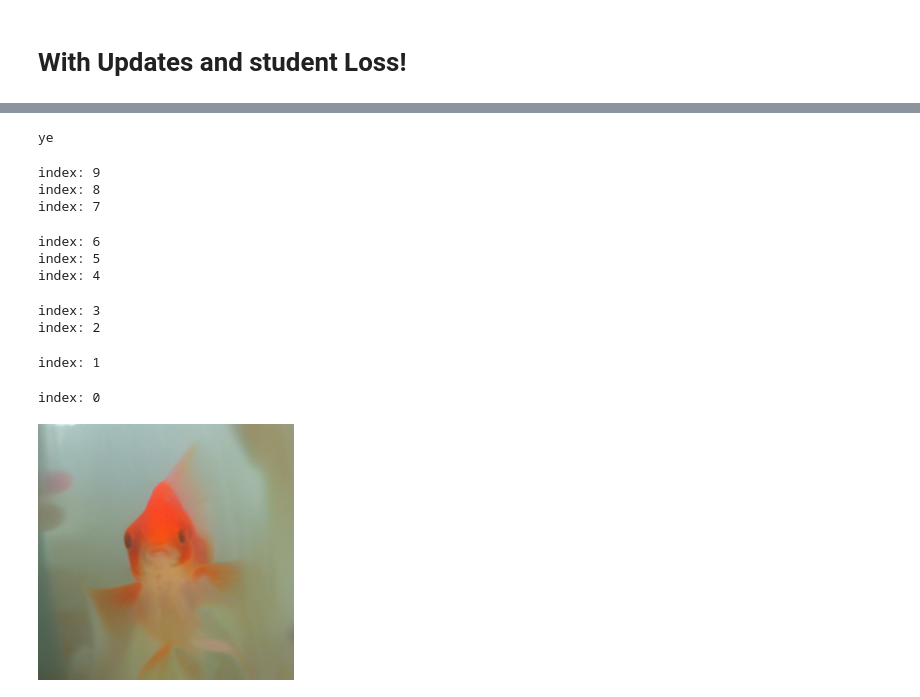
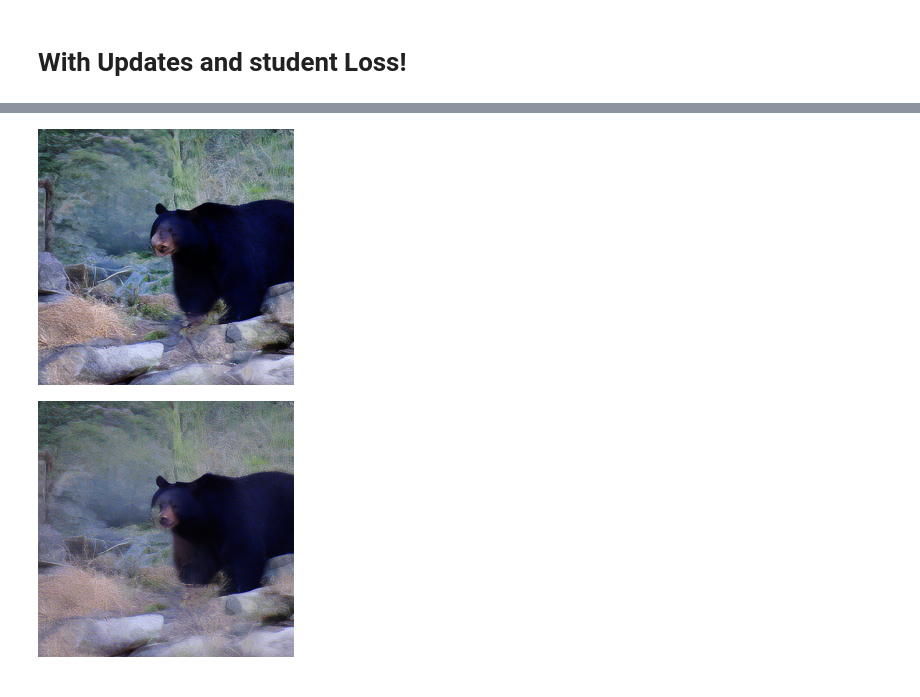
Before and after one commit to Pmobilee/DSD, a Jupyter notebook: cin_256/Cin_256_custom.ipynb, the cells around one changed output, grey strips where cells are left out. Drawn from its saved outputs; the diff is of its cells as text; code cells hidden in the pictures.

Commit message:
Added student sampling

```diff
--- a/cin_256/Cin_256_custom.ipynb
+++ b/cin_256/Cin_256_custom.ipynb
@@ -190,61 +164,83 @@ making attention of type 'vanilla' with 512 in_channels
 # %%
 NUM_CLASSES = 1000
 inst_per_distil = 1
-ddim_steps = 10
-TEACHER_STEPS = 10
+ddim_steps_teacher = 20
+ddim_steps_student = int(ddim_steps_teacher / 2)
+TEACHER_STEPS = 2
 STUDENT_STEPS = 1
 ddim_eta = 0.0
 scale = 3.0
 
-updates = int(ddim_steps / TEACHER_STEPS)
+updates = int(ddim_steps_teacher / TEACHER_STEPS)
 
 all_samples = list()
 
 with torch.no_grad():
         for run in range(inst_per_distil):
-                with model.ema_scope():
-                        uc = model.get_learned_conditioning(
-                                {model.cond_stage_key: torch.tensor(1*[1000]).to(model.device)}
+                with teacher.ema_scope():
+                        uc = teacher.get_learned_conditioning(
+                                {teacher.cond_stage_key: torch.tensor(1*[1000]).to(teacher.device)}
                                 )
-                        # for class_prompt in torch.randint(0, NUM_CLASSES, (inst_per_distil,)):
-                        for class_prompt in [1]:
-                                sampler.make_schedule(ddim_num_steps=ddim_steps, ddim_eta=ddim_eta, verbose=False)
+                        for class_prompt in torch.randint(0, NUM_CLASSES, (inst_per_distil,)):
+                        # for class_prompt in [1]:
+                                sampler_teacher.make_schedule(ddim_num_steps=ddim_steps_teacher, ddim_eta=ddim_eta, verbose=False)
                                 xc = torch.tensor([class_prompt])
-                                c = model.get_learned_conditioning({model.cond_stage_key: xc.to(model.device)})
+                                c = teacher.get_learned_conditioning({teacher.cond_stage_key: xc.to(teacher.device)})
                                 x_T = None
+
+                                sampler_student.make_schedule(ddim_num_steps=ddim_steps_student, ddim_eta=ddim_eta, verbose=False)
+                                c_student = student.get_learned_conditioning({student.cond_stage_key: xc.to(student.device)})
                                 for steps in range(updates):
-                                        samples_ddim, _ = sampler.sample(S=TEACHER_STEPS,
+                                        samples_ddim, teacher_intermediate, x_T_copy = sampler_teacher.sample(S=TEACHER_STEPS,
                                                                         conditioning=c,
                                                                         batch_size=1,
                                                                         shape=[3, 64, 64],
                                                                         verbose=False,
                                                                         x_T=x_T,
                                                                         unconditional_guidance_scale=scale,
                                                                         unconditional_conditioning=uc,
                                                                         eta=ddim_eta,
                                                                         keep_intermediates=True,
                                                                         intermediate_step = steps*TEACHER_STEPS,
                                                                         steps_per_sampling = TEACHER_STEPS,
-                                                                        total_steps = ddim_steps)
-                                        x_T = _["x_inter"][-1]
+                                                                        total_steps = ddim_steps_teacher)
+                                        x_T = teacher_intermediate["x_inter"][-1]
+
+                                        with torch.enable_grad():
+                                                if steps == 0:
+                                                        x_T_student = x_T_copy
+
+                                                samples_ddim, student_intermediate, x_T_copy = sampler_student.sample(S=STUDENT_STEPS,
+                                                                                conditioning=c_student,
+                                                                                batch_size=1,
+                                                                                shape=[3, 64, 64],
+                                                                                verbose=False,
+                                                                                x_T=x_T_student,
+                                                                                unconditional_guidance_scale=scale,
+                                                                                unconditional_conditioning=uc,
+                                                                                eta=ddim_eta,
+                                                                                keep_intermediates=True,
+                                                                                intermediate_step = steps*STUDENT_STEPS,
+                                                                                steps_per_sampling = STUDENT_STEPS,
+                                                                                total_steps = ddim_steps_student)
+                                                x_T_student = student_intermediate["x_inter"][-1]
 
 
-x_samples_ddim = model.decode_first_stage(_["x_inter"][-1])
+
+x_samples_ddim = teacher.decode_first_stage(teacher_intermediate["x_inter"][-1])
 x_samples_ddim = torch.clamp((x_samples_ddim+1.0)/2.0, min=0.0, max=1.0)
 grid = rearrange(x_samples_ddim, 'b c h w -> (b) c h w')
 grid = make_grid(grid, nrow=1)
 grid = 255. * rearrange(grid, 'c h w -> h w c').cpu().numpy()
 Image.fromarray(grid.astype(np.uint8))
 # %% [output]
-ye
-index: 9
-index: 8
-index: 7
-index: 6
-index: 5
-index: 4
-index: 3
-index: 2
-index: 1
-index: 0
-[figure, old version]
+[figure, new version]
+# %%
+x_samples_ddim = teacher.decode_first_stage(student_intermediate["x_inter"][-1])
+x_samples_ddim = torch.clamp((x_samples_ddim+1.0)/2.0, min=0.0, max=1.0)
+grid = rearrange(x_samples_ddim, 'b c h w -> (b) c h w')
+grid = make_grid(grid, nrow=1)
+grid = 255. * rearrange(grid, 'c h w -> h w c').cpu().numpy()
+Image.fromarray(grid.astype(np.uint8))
+# %% [output]
+[figure, added]
```
Also changed, not shown: parts of 4 cells of this notebook, 1 other file.
